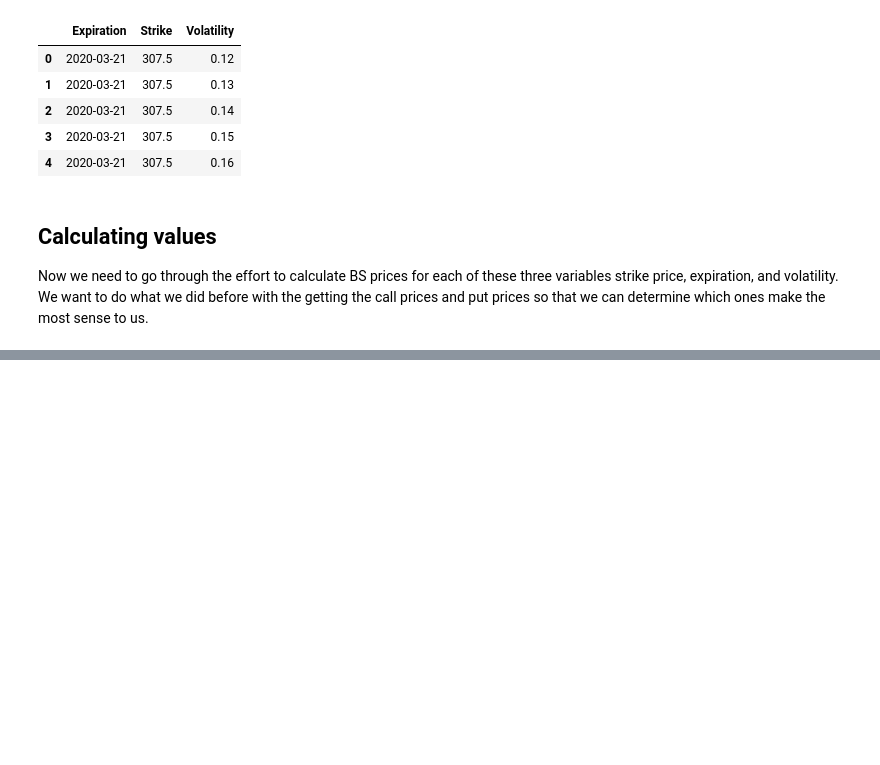
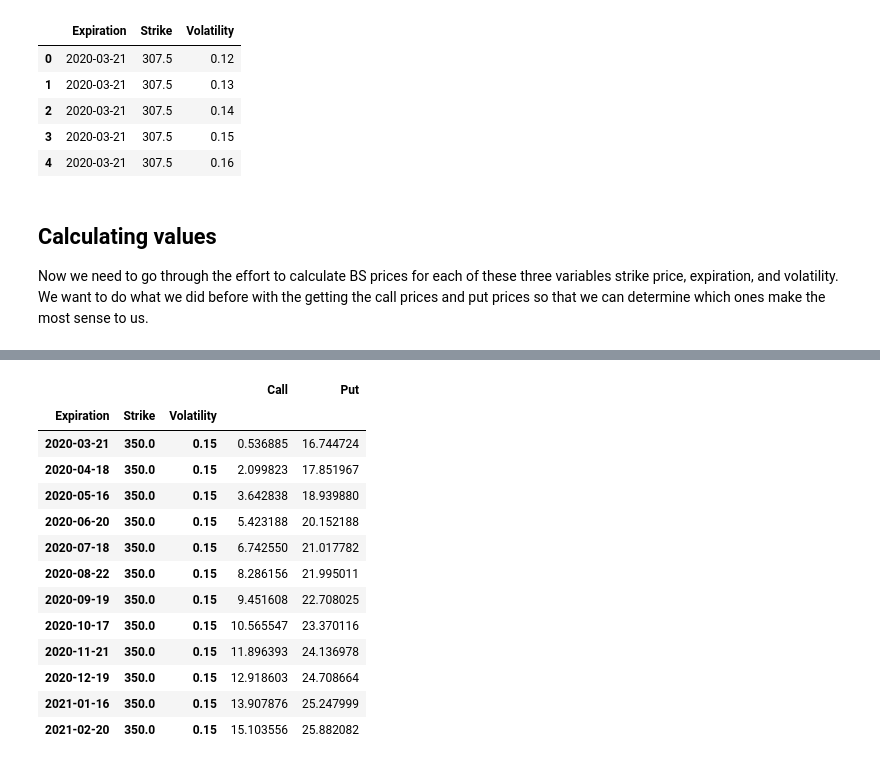
Before and after one commit to MLDERES/stock-and-crypto, a Jupyter notebook: Pandas-StockPrices.ipynb, the cells around one changed output, grey strips where cells are left out. Cells and saved outputs as stored; diff of their text form; code cells hidden in the pictures; blank space fills up the shorter version.

```diff
--- a/Pandas-StockPrices.ipynb
+++ b/Pandas-StockPrices.ipynb
@@ -302 +381,19 @@ df_options.xs(0.16,axis=0,level=2, drop_level=False)
 240 rows × 2 columns
+# %%
+# A few other ways to 'slice' the data include specifying two of the values, like Strike and Volatility
+df_options.loc[(slice(None),350.,0.15),]
+# %% [output]
+|  |  |  | Call | Put |
+| Expiration | Strike | Volatility |  |  |
+| 2020-03-21 | 350.0 | 0.15 | 0.536885 | 16.744724 |
+| 2020-04-18 | 350.0 | 0.15 | 2.099823 | 17.851967 |
+| 2020-05-16 | 350.0 | 0.15 | 3.642838 | 18.939880 |
+| 2020-06-20 | 350.0 | 0.15 | 5.423188 | 20.152188 |
+| 2020-07-18 | 350.0 | 0.15 | 6.742550 | 21.017782 |
+| 2020-08-22 | 350.0 | 0.15 | 8.286156 | 21.995011 |
+| 2020-09-19 | 350.0 | 0.15 | 9.451608 | 22.708025 |
+| 2020-10-17 | 350.0 | 0.15 | 10.565547 | 23.370116 |
+| 2020-11-21 | 350.0 | 0.15 | 11.896393 | 24.136978 |
+| 2020-12-19 | 350.0 | 0.15 | 12.918603 | 24.708664 |
+| 2021-01-16 | 350.0 | 0.15 | 13.907876 | 25.247999 |
+| 2021-02-20 | 350.0 | 0.15 | 15.103556 | 25.882082 |
```
Also changed, not shown: parts of 18 cells of this notebook, 3 other files.
